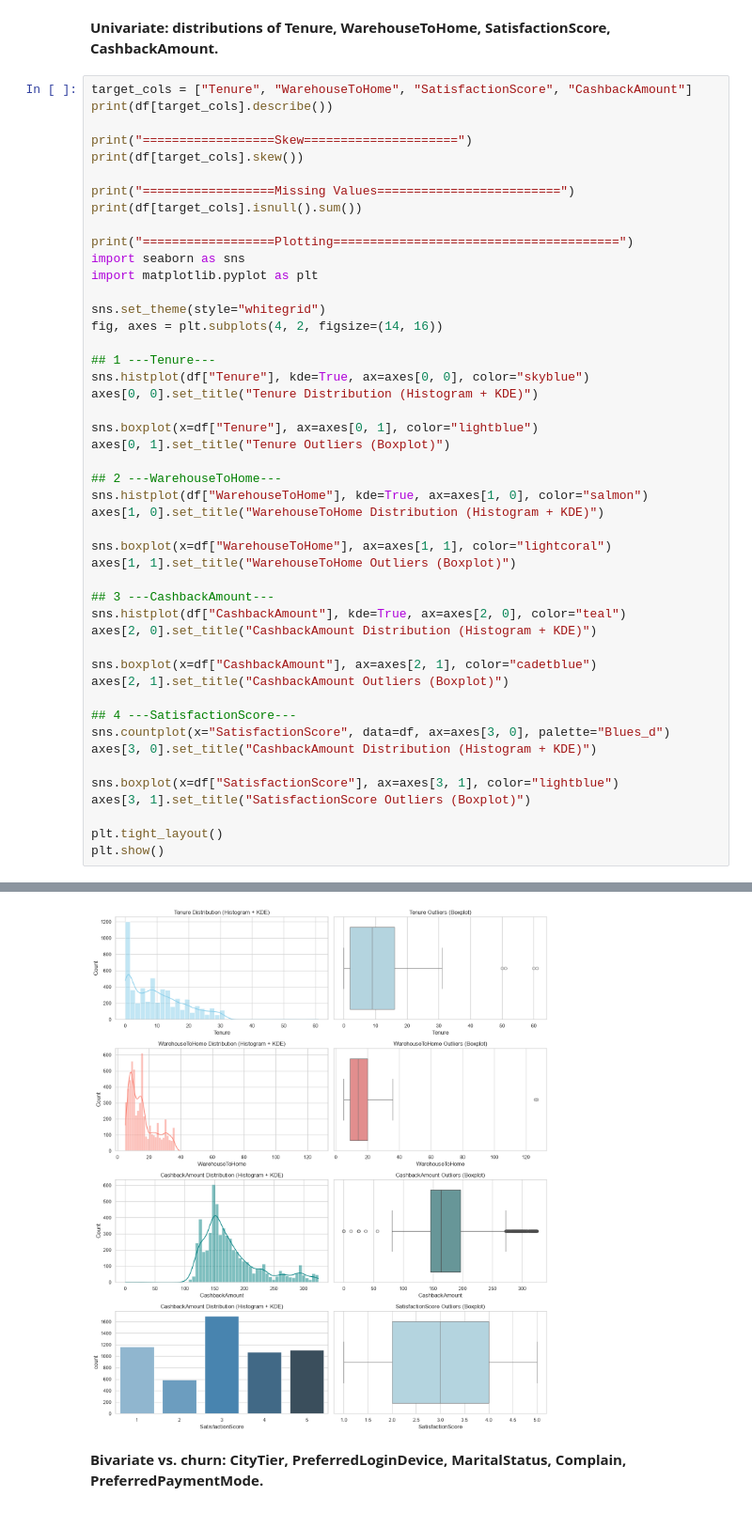
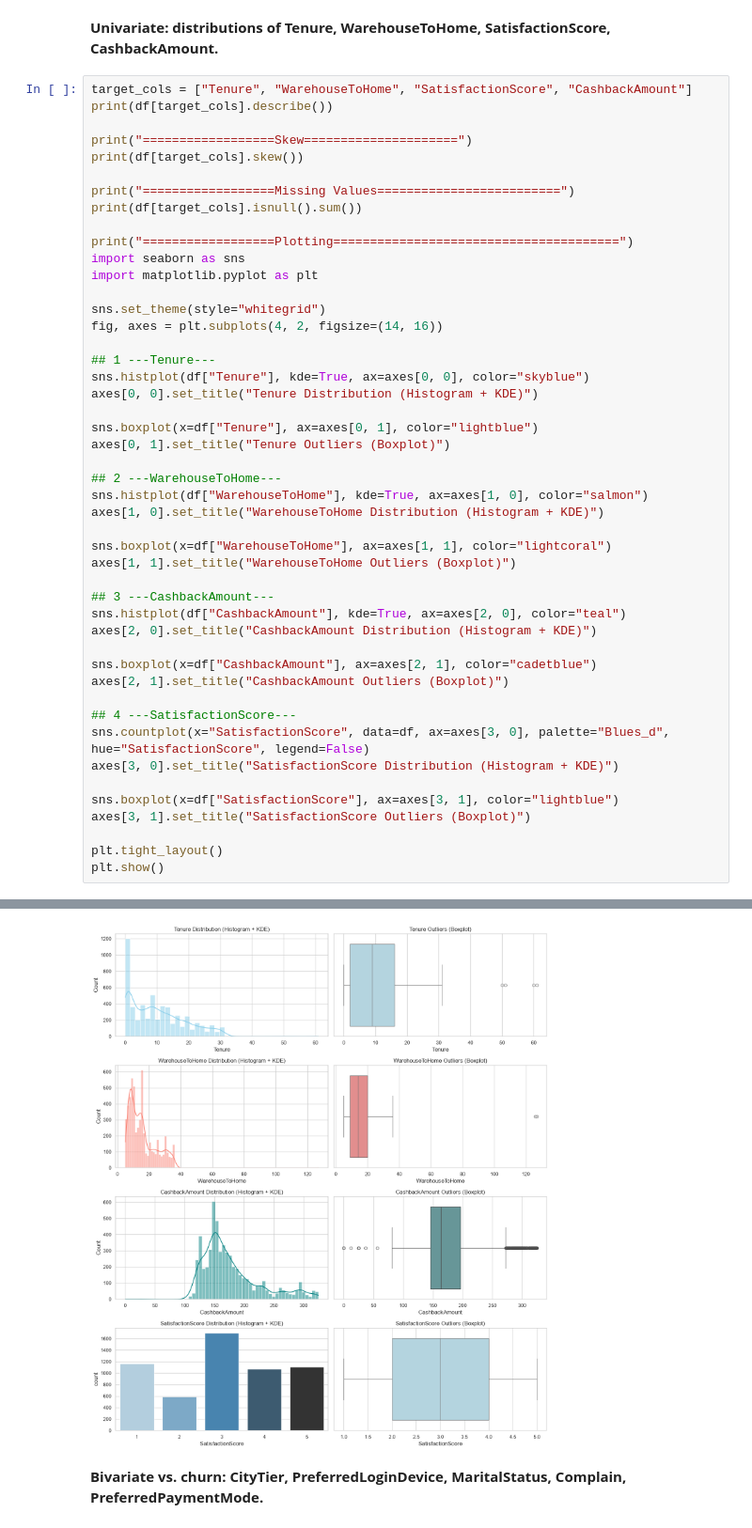
Before and after one commit to mo-alsafi/ecommerce-churn-analysis, a Jupyter notebook: notebooks/EDA.ipynb, the cells around one changed output, grey strips where cells are left out. Shown at 94% size. Saved outputs shown, nothing was run; the diff lists cells and outputs as text.

```diff
--- a/notebooks/EDA.ipynb
+++ b/notebooks/EDA.ipynb
@@ -136,8 +240,8 @@ sns.boxplot(x=df["CashbackAmount"], ax=axes[2, 1], color="cadetblue")
 axes[2, 1].set_title("CashbackAmount Outliers (Boxplot)")
 
 ## 4 ---SatisfactionScore---
-sns.countplot(x="SatisfactionScore", data=df, ax=axes[3, 0], palette="Blues_d")
-axes[3, 0].set_title("CashbackAmount Distribution (Histogram + KDE)")
+sns.countplot(x="SatisfactionScore", data=df, ax=axes[3, 0], palette="Blues_d", hue="SatisfactionScore", legend=False)
+axes[3, 0].set_title("SatisfactionScore Distribution (Histogram + KDE)")
 
 sns.boxplot(x=df["SatisfactionScore"], ax=axes[3, 1], color="lightblue")
 axes[3, 1].set_title("SatisfactionScore Outliers (Boxplot)")
@@ -168,4 +269,4 @@ Passing `palette` without assigning `hue` is deprecated and will be removed in v
-[figure, old version]
+[figure, new version]
 # %% [markdown]
 **Bivariate vs. churn: CityTier, PreferredLoginDevice, MaritalStatus, Complain, PreferredPaymentMode.**
 # %%
```
Also changed, not shown: parts of 11 cells of this notebook, 4 other files.
